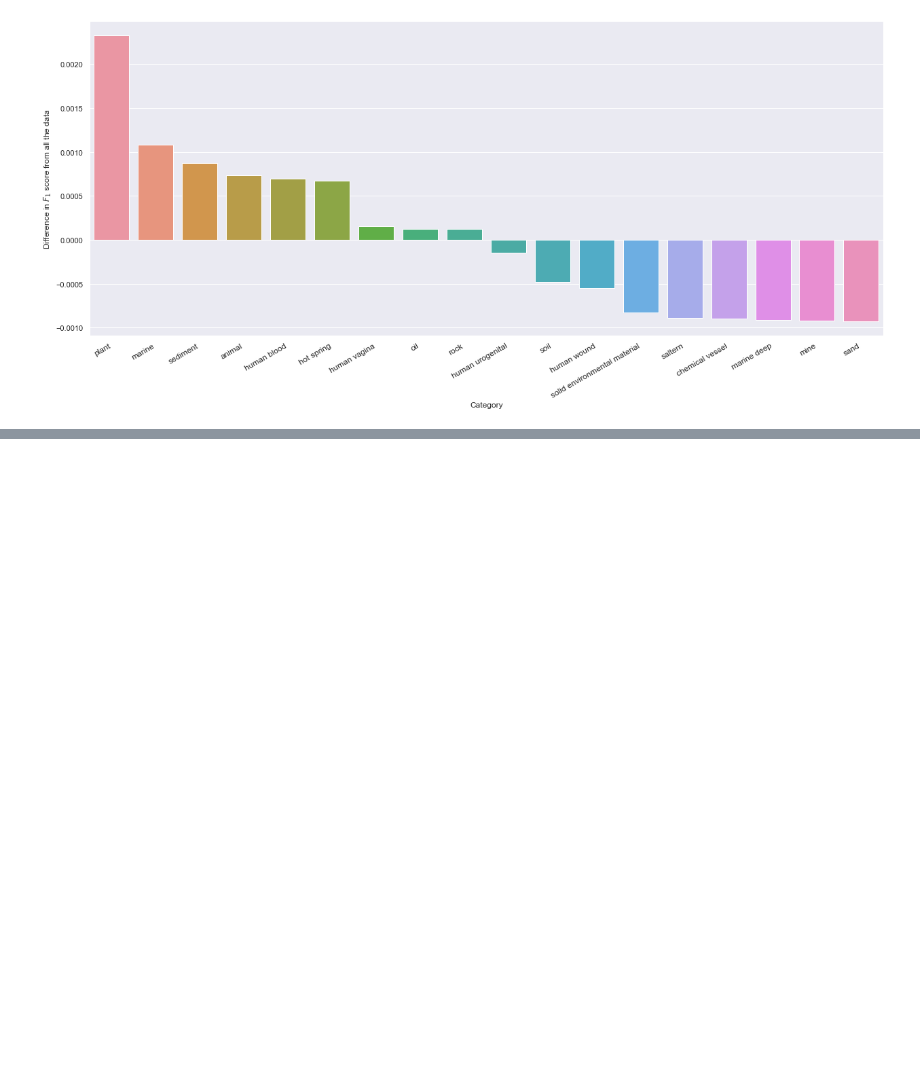
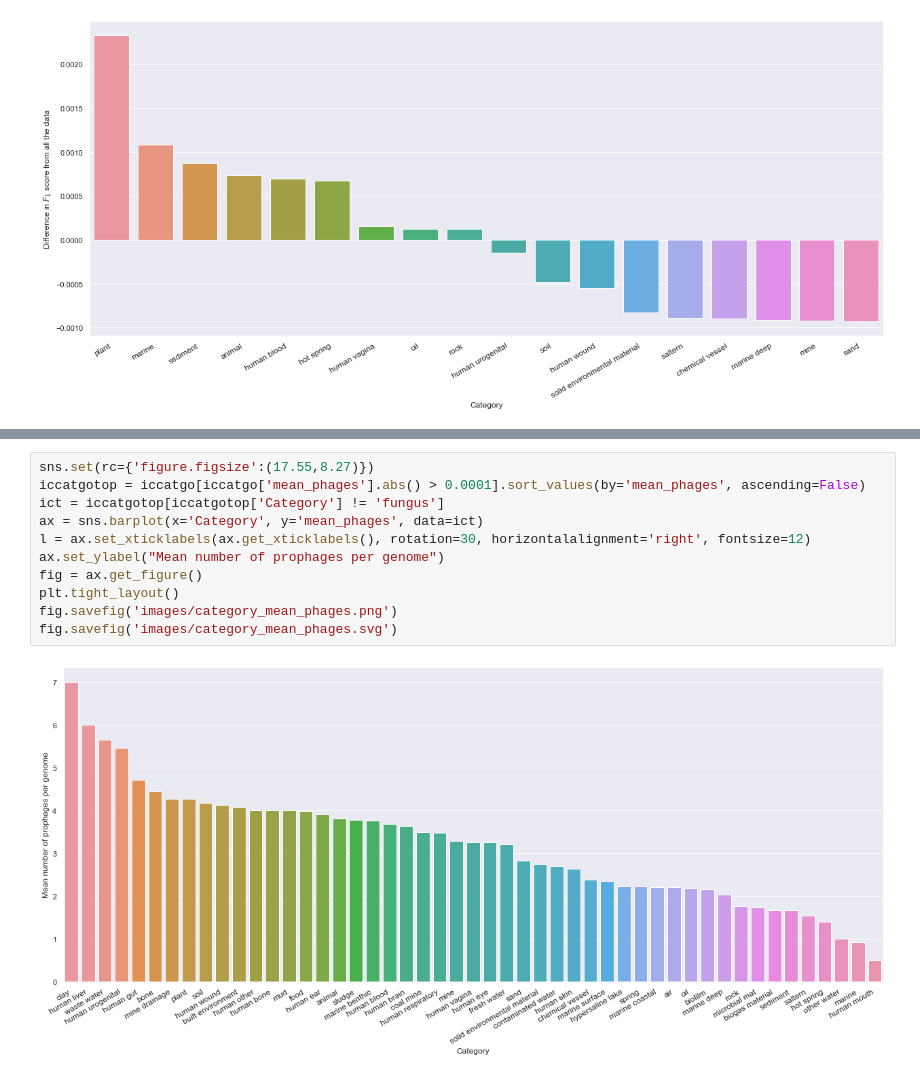
Before and after one commit to linsalrob/PhispyAnalysis, a Jupyter notebook: DataAnalysis/LeaveOneGroupOut.ipynb, the cells around one changed output, grey strips where cells are left out. Cells and saved outputs as stored; diff of their text form; blank space fills up the shorter version.

```diff
--- a/DataAnalysis/LeaveOneGroupOut.ipynb
+++ b/DataAnalysis/LeaveOneGroupOut.ipynb
@@ -357,0 +378,13 @@ fig.savefig('images/category_importance_why.svg')
+# %%
+sns.set(rc={'figure.figsize':(17.55,8.27)})
+iccatgotop = iccatgo[iccatgo['mean_phages'].abs() > 0.0001].sort_values(by='mean_phages', ascending=False)
+ict = iccatgotop[iccatgotop['Category'] != 'fungus']
+ax = sns.barplot(x='Category', y='mean_phages', data=ict)
+l = ax.set_xticklabels(ax.get_xticklabels(), rotation=30, horizontalalignment='right', fontsize=12)
+ax.set_ylabel("Mean number of prophages per genome")
+fig = ax.get_figure()
+plt.tight_layout()
+fig.savefig('images/category_mean_phages.png')
+fig.savefig('images/category_mean_phages.svg')
+# %% [output]
+[figure, added]
```
Also changed, not shown: parts of 13 cells of this notebook, 46 other files.
